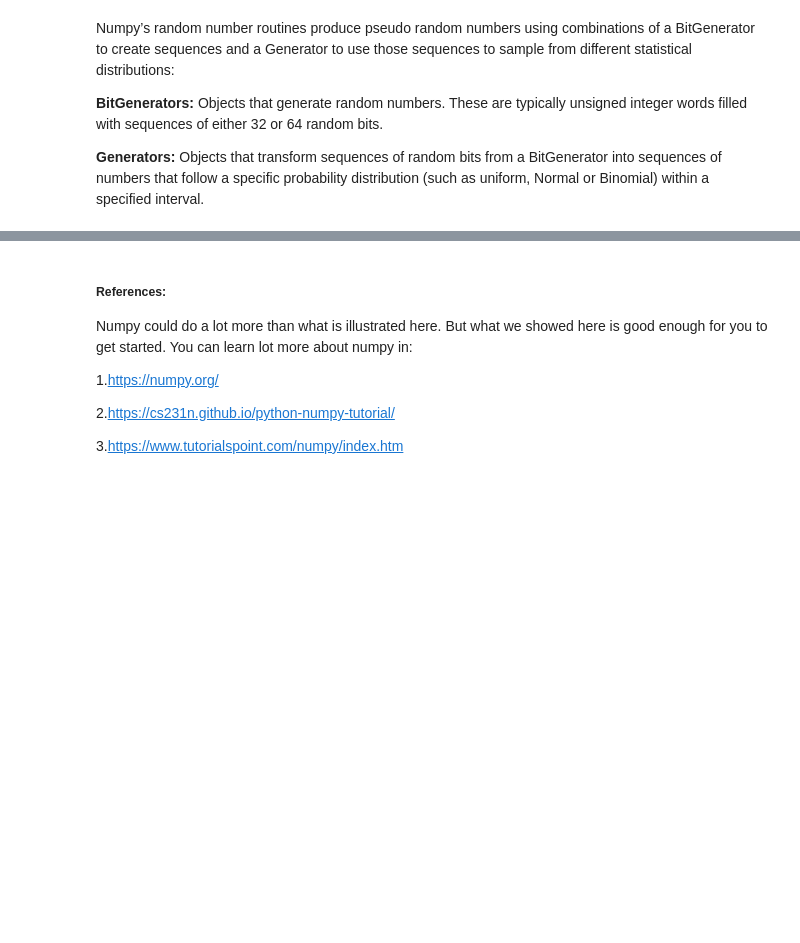
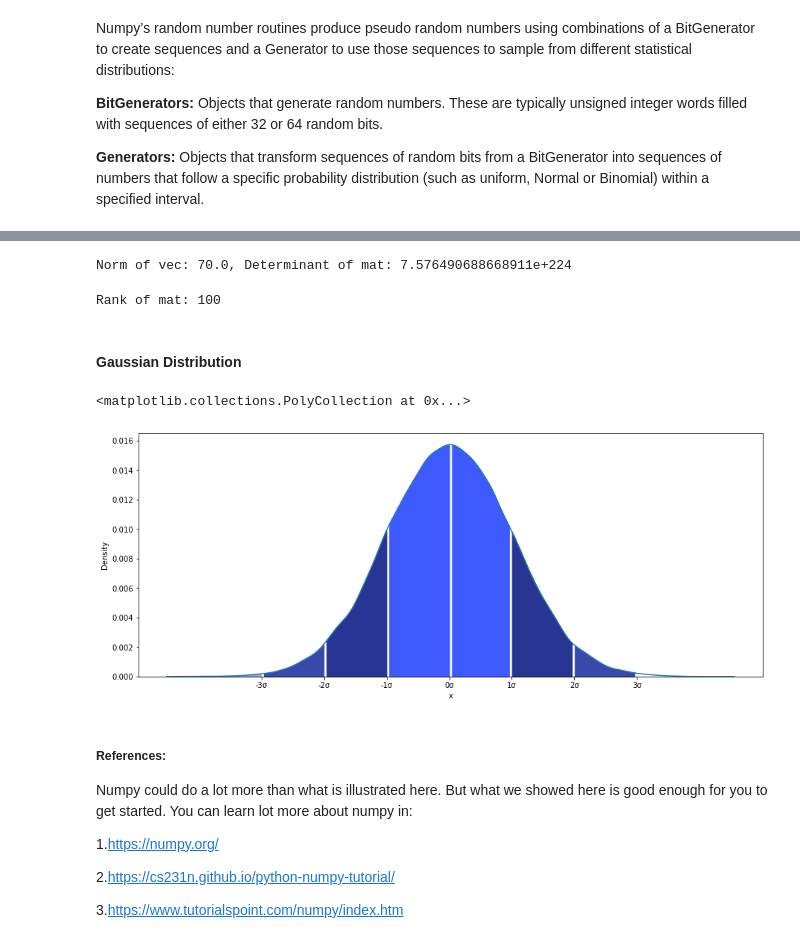
Before and after one commit to kmnuddin/data_analytics_and_viz, a Jupyter notebook: numpy basics.ipynb, the cells around one changed output, grey strips where cells are left out. Cells and saved outputs as stored; diff of their text form; code cells hidden in the pictures; blank space fills up the shorter version.

```diff
--- a/numpy basics.ipynb
+++ b/numpy basics.ipynb
@@ -296,0 +409,50 @@ Numpy’s random number routines produce pseudo random numbers using combination
+# %%
+vec = np.random.randint(100)
+mat = np.random.randint(0,100, size=(100,100))
+
+print('Norm of vec: {}, Determinant of mat: {}'.format(np.linalg.norm(vec), np.linalg.det(mat)))
+# %% [output]
+Norm of vec: 70.0, Determinant of mat: 7.576490688668911e+224
+# %%
+print('Rank of mat: {}'.format(np.linalg.matrix_rank(mat)))
+# %% [output]
+Rank of mat: 100
+# %% [markdown]
+#### Gaussian Distribution
+# %%
+import seaborn as sns
+import matplotlib.pyplot as plt
+
+mean = 100
+std = 25
+x = np.random.normal(loc=mean, scale=std, size=50000)
+
+
+plt.figure(figsize=(15, 6))
+lines = sns.distplot(x, hist=False).lines[0]
+
+x, y = lines.get_xdata(), lines.get_ydata()
+plt.xticks(
+    ticks = [mean - 3*std, mean - 2*std, mean - std, mean, mean+std, mean + 2*std, mean+3*std],
+    labels = ['{}\u03C3'.format(i) for i in range(-3, 4, 1)]
+)
+
+
+plt.xlabel('x')
+
+plt.fill_between(x, y, where=(x < mean - 3*std) & (x > x.min()), color='#9FA8DA')
+
+plt.fill_between(x, y, where=(x < mean - 2*std) & (x > mean - 3*std), color='#3949AB')
+
+plt.fill_between(x, y, where=(x < mean - std) & (x > mean - 2*std), color='#283593')
+
+plt.fill_between(x, y, where=(x < mean) & (x > mean - std), color='#3D5AFE')
+
+plt.fill_between(x, y, where=(x > mean) & (x < mean + std), color='#3D5AFE')
+
+plt.fill_between(x, y, where=(x > mean + std) & (x < mean + 2*std), color='#283593')
+
+plt.fill_between(x, y, where=(x > mean + 2*std) & (x < mean + 3*std), color='#3949AB')
+# %% [output]
+<matplotlib.collections.PolyCollection at 0x...>
+[figure, added]
```
Also changed, not shown: parts of 23 cells of this notebook, 1 other file.
